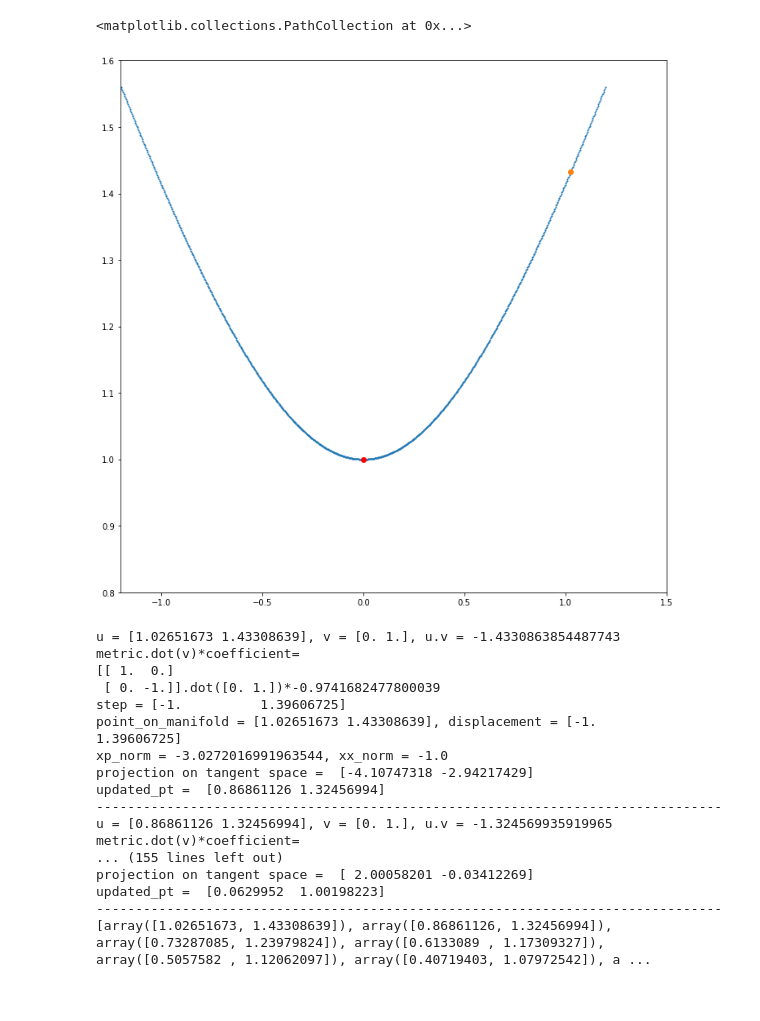
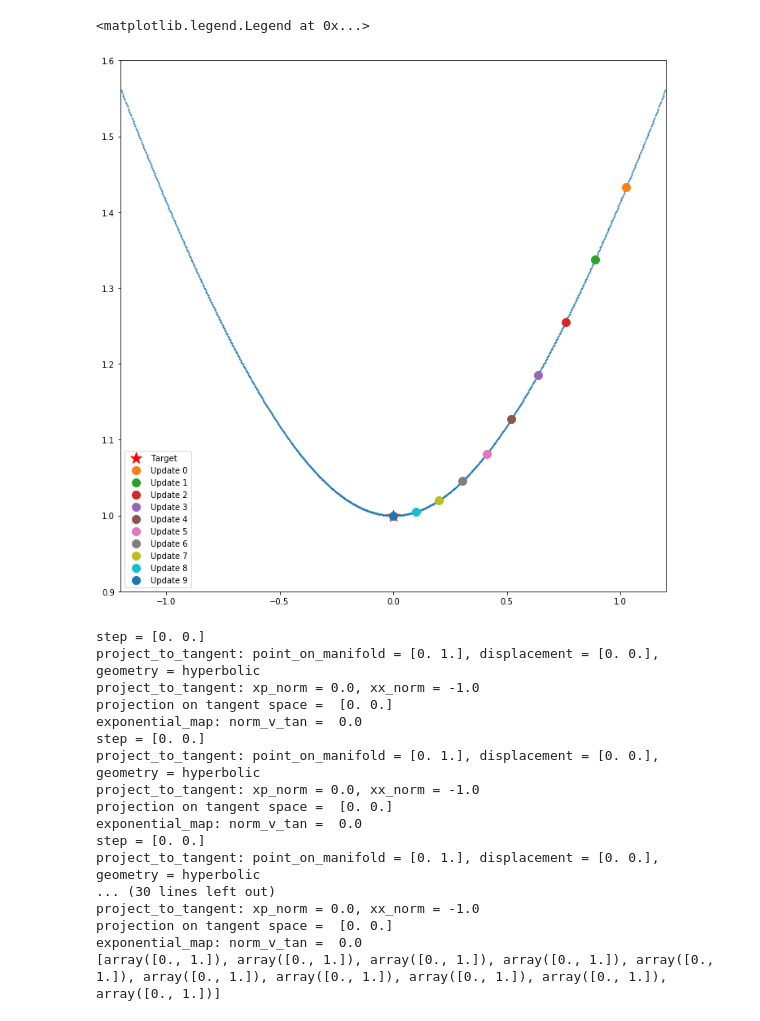
Before and after one commit to DRWardrope/GeometryTests, a Jupyter notebook: Differentiation.ipynb, the cells around one changed output. Saved outputs shown, nothing was run; the diff lists cells and outputs as text; code cells hidden in the pictures.

Commit message:
Slight mystery about the parameter prop. to learning rate

```diff
--- a/Differentiation.ipynb
+++ b/Differentiation.ipynb
@@ -19,0 +66,15 @@ initial_point = np.array([np.sinh(0.9), np.cosh(0.9)])
+# %%
+updated_pts = [initial_point]
+for i in range(1,10):
+    updated_pts.append(
+        gradient_descent(
+                         updated_pts[i-1],
+                         target,
+                         error_differential_eucl,
+                         geometry="hyperbolic",
+                         learning_rate=0.1
+                        )
+    )
+    print("updated_pt = ", updated_pts[i])
+    print("-"*80)
+print(updated_pts)
@@ -20,9 +99,15 @@ initial_point = np.array([np.sinh(0.9), np.cosh(0.9)])
 # %%
 fig = plt.figure(figsize=(12,12))
-ax = plt.gca(xlim=[-1.2, 1.5], ylim=[0.8, 1.6])
+ax = plt.gca(xlim=[-1.2, 1.2], ylim=[0.9, 1.6])
 ax.scatter(x0, x1, s=1)
-ax.scatter(target[0], target[1], color='r')
-ax.scatter(initial_point[0], initial_point[1])
+ax.scatter(target[0], target[1], color='r', marker='*',s=200,label = "Target")
+for i, pt in enumerate(updated_pts):
+    ax.scatter(
+                pt[0], pt[1],
+                marker=markers.MarkerStyle('o',fillstyle="none"),
+                s=100, label="Update {}".format(i)
+              )
+ax.legend()
 # %% [output]
-<matplotlib.collections.PathCollection at 0x...>
+<matplotlib.legend.Legend at 0x...>
-[figure, old version]
+[figure, new version]
@@ -106,36 +114,36 @@ def error_differential_eucl_2(u, v, geometry="hyperbolic"):
 # %%
-updated_pts = [initial_point]
-for i in range(1,18):
+updated_pts = [np.array([0., 1.])]
+for i in range(1,10):
     updated_pts.append(
         gradient_descent(
                          updated_pts[i-1],
                          target,
-                         error_differential_eucl_2,
+                         error_differential_eucl,
                          geometry="hyperbolic",
-                         learning_rate=0.04
+                         learning_rate=0.1
                         )
     )
-    print("updated_pt = ", updated_pts[i])
-    print("-"*80)
+#    print("updated_pt = ", updated_pts[i])
+#    print("-"*80)
 print(updated_pts)
 # %% [output]
-u = [1.02651673 1.43308639], v = [0. 1.], u.v = -1.4330863854487743
-metric.dot(v)*coefficient=
-[[ 1.  0.]
- [ 0. -1.]].dot([0. 1.])*-0.9741682477800039
-step = [-1.          1.39606725]
-point_on_manifold = [1.02651673 1.43308639], displacement = [-1.          1.39606725]
-xp_norm = -3.0272016991963544, xx_norm = -1.0
-projection on tangent space =  [-4.10747318 -2.94217429]
-updated_pt =  [0.86861126 1.32456994]
---------------------------------------------------------------------------------
-u = [0.86861126 1.32456994], v = [0. 1.], u.v = -1.324569935919965
-metric.dot(v)*coefficient=
-... (155 lines left out)
-projection on tangent space =  [ 2.00058201 -0.03412269]
-updated_pt =  [0.0629952  1.00198223]
---------------------------------------------------------------------------------
-[array([1.02651673, 1.43308639]), array([0.86861126, 1.32456994]), array([0.73287085, 1.23979824]), array([0.6133089 , 1.17309327]), array([0.5057582 , 1.12062097]), array([0.40719403, 1.07972542]), a ...
+step = [0. 0.]
+project_to_tangent: point_on_manifold = [0. 1.], displacement = [0. 0.], geometry = hyperbolic
+project_to_tangent: xp_norm = 0.0, xx_norm = -1.0
+projection on tangent space =  [0. 0.]
+exponential_map: norm_v_tan =  0.0
+step = [0. 0.]
+project_to_tangent: point_on_manifold = [0. 1.], displacement = [0. 0.], geometry = hyperbolic
+project_to_tangent: xp_norm = 0.0, xx_norm = -1.0
+projection on tangent space =  [0. 0.]
+exponential_map: norm_v_tan =  0.0
+step = [0. 0.]
+project_to_tangent: point_on_manifold = [0. 1.], displacement = [0. 0.], geometry = hyperbolic
+... (30 lines left out)
+project_to_tangent: xp_norm = 0.0, xx_norm = -1.0
+projection on tangent space =  [0. 0.]
+exponential_map: norm_v_tan =  0.0
+[array([0., 1.]), array([0., 1.]), array([0., 1.]), array([0., 1.]), array([0., 1.]), array([0., 1.]), array([0., 1.]), array([0., 1.]), array([0., 1.]), array([0., 1.])]
 # %%
 fig = plt.figure(figsize=(12,12))
 ax = plt.gca(xlim=[-1.2, 1.2], ylim=[0.9, 1.6])
```
Also changed, not shown: parts of 24 cells of this notebook, 1 other file.
